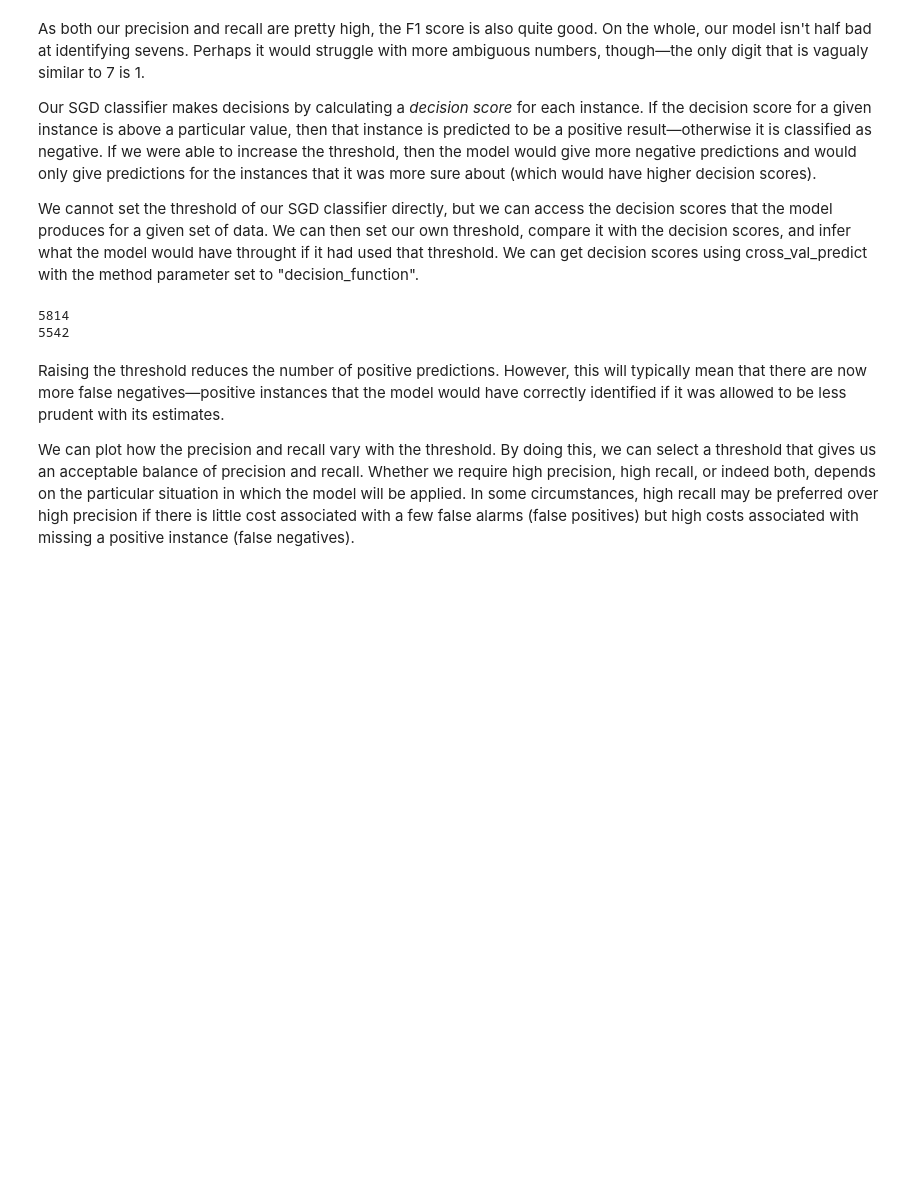
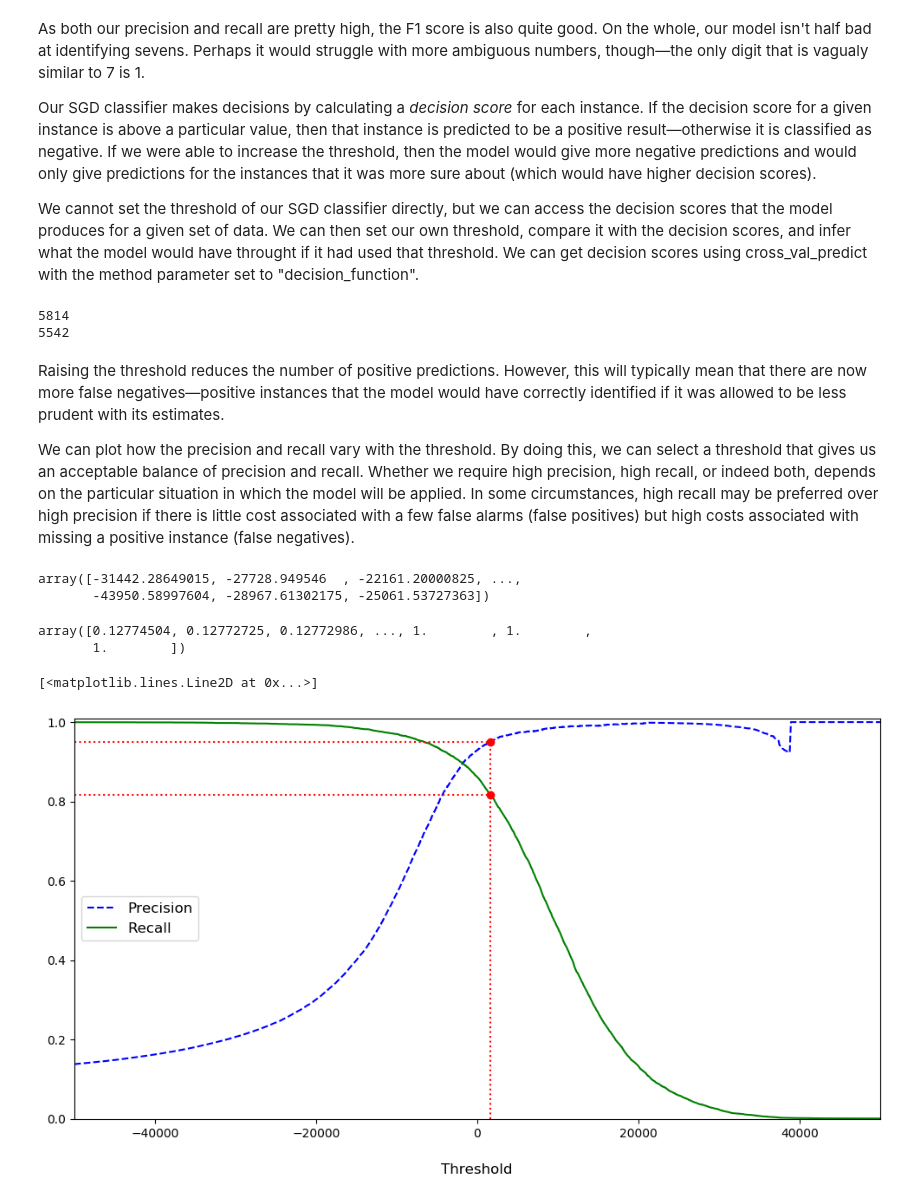
Before and after one commit to andrewhetherington/python-projects, a Jupyter notebook: MNIST/MNIST.ipynb, the cells around one changed output. Drawn from its saved outputs; the diff is of its cells as text; code cells hidden in the pictures; blank space fills up the shorter version.

```diff
--- a/MNIST/MNIST.ipynb
+++ b/MNIST/MNIST.ipynb
@@ -164,3 +168,53 @@ print(sum(data_train_decision_scores > threshold))
 Raising the threshold reduces the number of positive predictions.  However, this will typically mean that there are now more false negatives—positive instances that the model would have correctly identified if it was allowed to be less prudent with its estimates.
 
 We can plot how the precision and recall vary with the threshold.  By doing this, we can select a threshold that gives us an acceptable balance of precision and recall.  Whether we require high precision, high recall, or indeed both, depends on the particular situation in which the model will be applied.  In some circumstances, high recall may be preferred over high precision if there is little cost associated with a few false alarms (false positives) but high costs associated with missing a positive instance (false negatives).
+# %%
+data_train_decision_scores
+# %% [output]
+array([-31442.28649015, -27728.949546  , -22161.20000825, ...,
+       -43950.58997604, -28967.61302175, -25061.53727363])
+# %%
+from sklearn.metrics import precision_recall_curve
+
+precisions, recalls, thresholds = precision_recall_curve(labels_train_7, data_train_decision_scores)
+# %%
+precisions
+# %% [output]
+array([0.12774504, 0.12772725, 0.12772986, ..., 1.        , 1.        ,
+       1.        ])
+# %%
+# Set up plotting area
+fig, ax = plt.subplots(figsize=(12,6))
+
+# Plot decision and recall curves
+ax.plot(thresholds, precisions[:-1], "b--", label="Precision")
+ax.plot(thresholds, recalls[:-1], "g-", label="Recall")
+
+# Add legend to distinguish lines
+ax.legend(loc="center left", fontsize=12)
+
+# Set x axis label
+ax.set_xlabel("Threshold", labelpad=20, fontsize=12)
+
+# Set appropriate x- and y-axis limits
+ax.axis([-50000,50000,0,1.01])
+
+
+# What threshold should we set if we wanted 95% precision?  Use np.argmax()
+# (precisions >= 0.95) is an array of [False, False, ..., False, True, True, ...]
+# With the first True representing the lowest threshold for which precision in greater than 95%
+# np.argmax() sees True as 1 and False as 0 so it takes the first instance of the maximum value in the array and
+# returns the index position in the array.  We can use this index to find the corresponding threshold and recall.
+threshold_95_precision = thresholds[np.argmax(precisions >= 0.95)]
+recall_95_precision = recalls[np.argmax(precisions >= 0.95)]
+
+# Plot this threshold and the associated precision and recall
+ax.plot([threshold_95_precision, threshold_95_precision], [0.0, 0.95], "r:")
+ax.plot([-50000, threshold_95_precision], [0.95, 0.95], "r:")
+ax.plot([-50000, threshold_95_precision], [recall_95_precision, recall_95_precision], "r:")
+
+ax.plot(threshold_95_precision, recall_95_precision, "ro")
+ax.plot(threshold_95_precision, 0.95, "ro")
+# %% [output]
+[<matplotlib.lines.Line2D at 0x...>]
+[figure, added]
```
Also changed, not shown: parts of 8 cells of this notebook.
